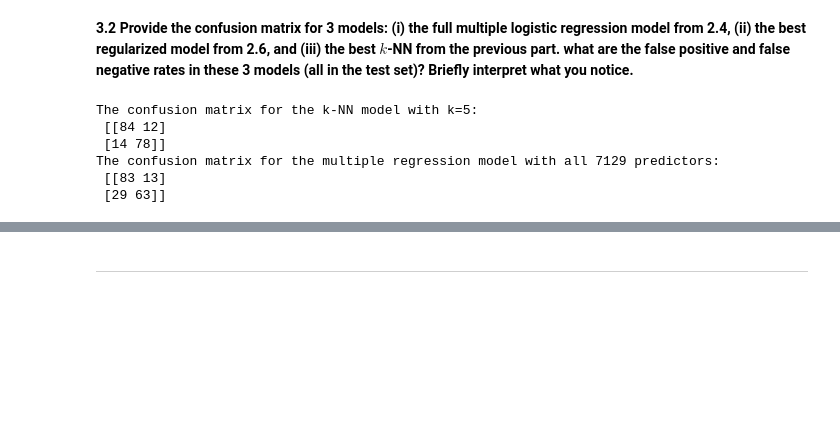
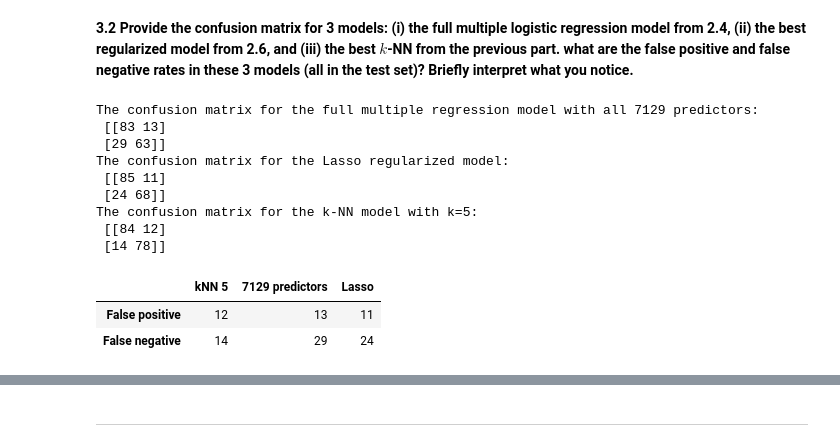
Before and after one commit to kkvalsvik/DataScience_cs109a_Harvard, a Jupyter notebook: cs_s109a_hw4.ipynb, the cells around one changed output, grey strips where cells are left out. Cells and saved outputs as stored; diff of their text form; code cells hidden in the pictures; blank space fills up the shorter version.

```diff
--- a/cs_s109a_hw4.ipynb
+++ b/cs_s109a_hw4.ipynb
@@ -489,17 +418,26 @@ Overall misclassification rate in test: 0.13829787234042556
 # %%
 from sklearn.metrics import confusion_matrix
 conf_knn5 = confusion_matrix(y_test, fittedModel_5.predict(X_testNorm)>0.5)
 conf_multi = confusion_matrix(y_test, logit_multiple.predict(X_testNorm)>0.5)
-# er 0.5 riktig?
-# need to add for the lasso-reduced model when that is finished
+conf_lasso = confusion_matrix(y_test, logit_lasso.predict(X_testNorm)>0.5)
 
+print('The confusion matrix for the full multiple regression model with all 7129 predictors: \n',conf_multi)
+print('The confusion matrix for the Lasso regularized model: \n',conf_lasso)
 print('The confusion matrix for the k-NN model with k=5: \n',conf_knn5)
-print('The confusion matrix for the multiple regression model with all 7129 predictors: \n',conf_multi)
+
+list_false = [[conf_knn5[0][1], conf_multi[0][1], conf_lasso[0][1]],[conf_knn5[1][0], conf_multi[1][0], conf_lasso[1][0]]]
+display(pd.DataFrame(list_false, index=['False positive','False negative'], columns=['kNN 5','7129 predictors','Lasso']))
 # %% [output]
+The confusion matrix for the full multiple regression model with all 7129 predictors:
+ [[83 13]
+ [29 63]]
+The confusion matrix for the Lasso regularized model:
+ [[85 11]
+ [24 68]]
 The confusion matrix for the k-NN model with k=5:
  [[84 12]
  [14 78]]
-The confusion matrix for the multiple regression model with all 7129 predictors:
- [[83 13]
- [29 63]]
+|  | kNN 5 | 7129 predictors | Lasso |
+| False positive | 12 | 13 | 11 |
+| False negative | 14 | 29 | 24 |
 # %% [markdown]
```
Also changed, not shown: parts of 39 cells of this notebook.
